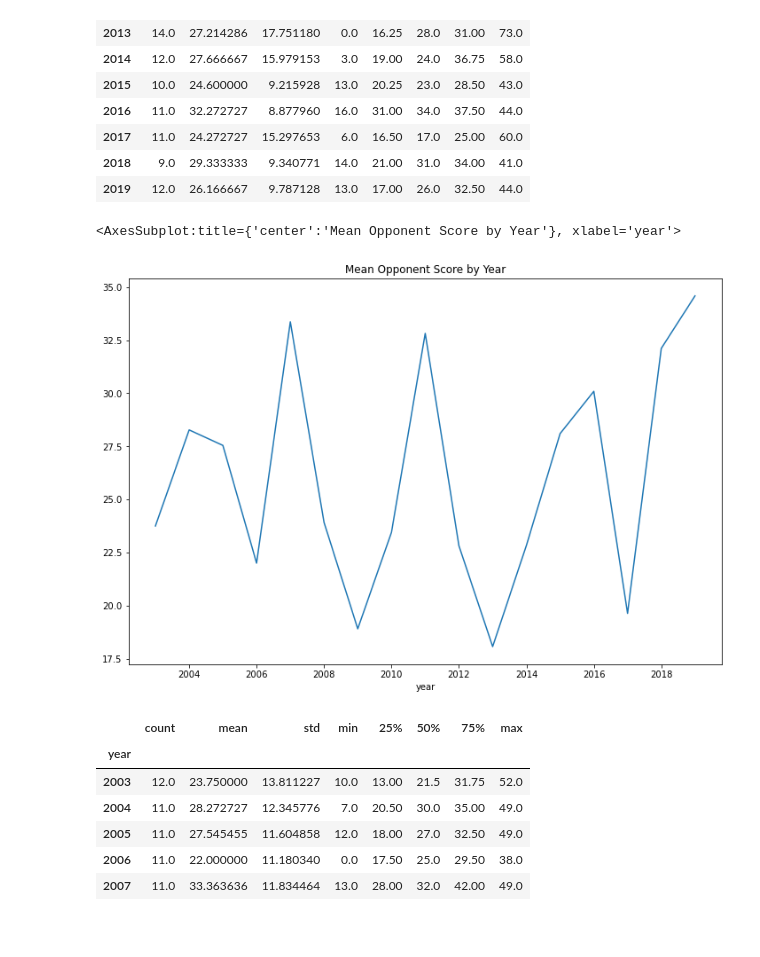
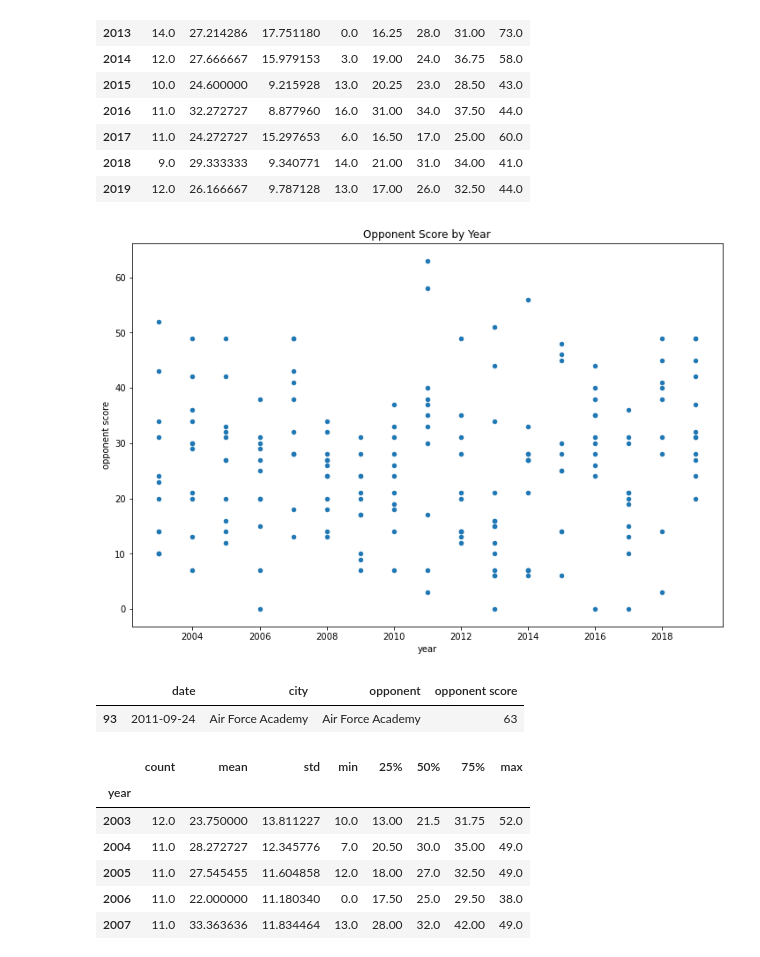
Before and after one commit to e-harrell/TSU, a Jupyter notebook: fullproject.ipynb, the cells around one changed output. Drawn from its saved outputs; the diff is of its cells as text; code cells hidden in the pictures; blank space fills up the shorter version.

```diff
--- a/fullproject.ipynb
+++ b/fullproject.ipynb
@@ -5158,7 +5158,8 @@ locale_by_year.plot(kind="bar",title="Number of Home and Away Games by Year")
 <AxesSubplot:title={'center':'Number of Home and Away Games by Year'}, xlabel='year,locale'>
 [figure]
 # %%
-#mean TSU score by year
-mean_score_by_year=mydata.groupby("year")["TSU score"].mean()
-mean_score_by_year.plot(x="year",y="TSU score",kind="line",title="Mean TSU Score by Year")
+#TSU score by year
+plt.rcParams['figure.figsize']=[12,8]
+mydata.plot(x="year",y="TSU score",kind="scatter", title="TSU Score by Year")
+plt.show()
 # %% [output]
@@ -5188,10 +5199,20 @@ mydata.groupby("year")["TSU score"].describe()
 | 2018 | 9.0 | 29.333333 | 9.340771 | 14.0 | 21.00 | 31.0 | 34.00 | 41.0 |
 | 2019 | 12.0 | 26.166667 | 9.787128 | 13.0 | 17.00 | 26.0 | 32.50 | 44.0 |
 # %%
-#mean opponent score by year
-mean_oppscore_by_year=mydata.groupby("year")["opponent score"].mean()
-mean_oppscore_by_year.plot(x="year",y="opponent score",kind="line",title="Mean Opponent Score by Year")
+#opponent score by year
+plt.rcParams['figure.figsize']=[12,8]
+mydata.plot(x="year",y="opponent score",kind="scatter", title="Opponent Score by Year")
+plt.show()
 # %% [output]
-<AxesSubplot:title={'center':'Mean Opponent Score by Year'}, xlabel='year'>
-[figure, old version]
+[figure, new version]
+# %%
+#get outliers of opponent score
+q1 = mydata["opponent score"].quantile(0.25)
+q3 = mydata["opponent score"].quantile(0.75)
+outlier_top_lim = q3 + 1.5 * (q3 - q1)
+outlier_bottom_lim = q1 - 1.5 * (q3 - q1)
+mydata[["date","city","opponent","opponent score"]][(mydata["opponent score"]>outlier_top_lim) | (mydata["opponent score"]<outlier_bottom_lim)]
+# %% [output]
+|  | date | city | opponent | opponent score |
+| 93 | 2011-09-24 | Air Force Academy | Air Force Academy | 63 |
 # %%
```
Also changed, not shown: parts of 30 cells of this notebook.
